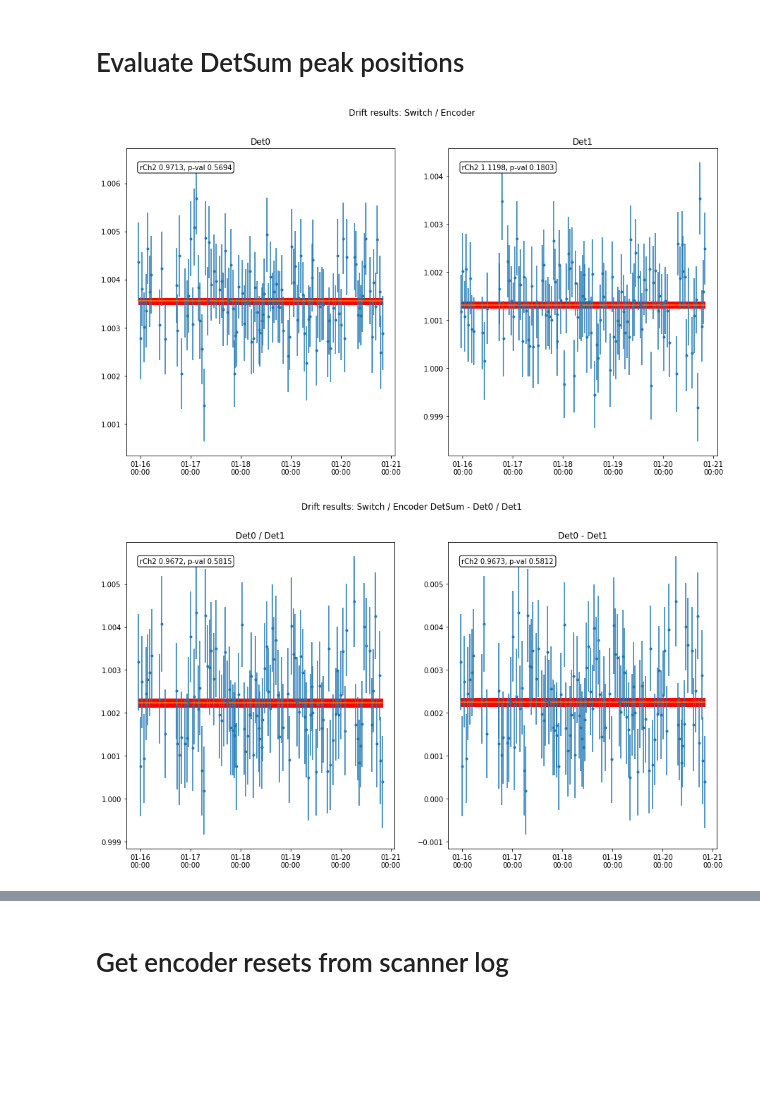
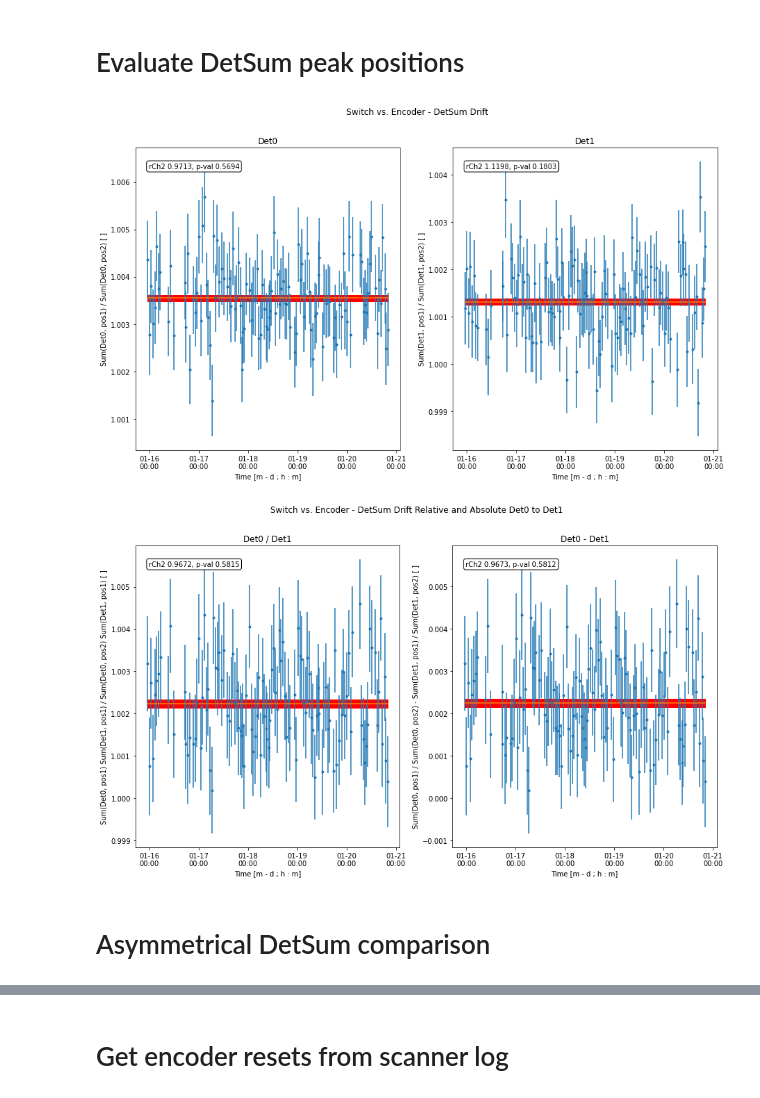
Before and after one commit to maxlampe/panter, a Jupyter notebook: panter/application/sndrift_diffpos.ipynb, the cells around one changed output, grey strips where cells are left out. Cells and saved outputs as stored; diff of their text form; code cells hidden in the pictures; blank space fills up the shorter version.

```diff
--- a/panter/application/sndrift_diffpos.ipynb
+++ b/panter/application/sndrift_diffpos.ipynb
@@ -354,13 +352,12 @@ rel_peaks_err = (
 ) ** 0.5
 # %%
 fig, axs = plt.subplots(4, 2, figsize=(15, 15))
-fig.suptitle("Drift results: Switch / Encoder")
-
+fig.suptitle("Switch vs. Encoder - individual PMT Drift")
+fig.subplots_adjust(hspace=0.5)
 dates_plot = [datetime.datetime.fromtimestamp(t) for t in time.apply(pd.Series)[0].to_numpy()]
 fitsettings = pol0
 
 for pmt in range(8):
-
 
     df = pd.DataFrame(
         {
@@ -383,6 +380,8 @@ for pmt in range(8):
 
     xfmt = md.DateFormatter("%m-%d\n%H:%M")
     axs.flat[pmt].xaxis.set_major_formatter(xfmt)
+    axs.flat[pmt].set_xlabel("Time [m - d ; h : m]")
+    axs.flat[pmt].set_ylabel(f"Sum(PMT{pmt}, pos1) / Sum(PMT{pmt}, pos2) [ ]")
 
     axs.flat[pmt].set_title(f"PMT{pmt}")
     axs.flat[pmt].errorbar(
@@ -403,6 +402,6 @@ for pmt in range(8):
         bbox=dict(boxstyle="round", fc="1"),
     )
 
-# plt.savefig("sndrift_diffpos.png", dpi=300)
+plt.savefig("sndrift_diffpos_pmt.png", dpi=300)
 plt.show()
 # %% [output]
@@ -569,7 +568,7 @@ rel_peaksS_err = (
 ) ** 0.5
 # %%
 fig, axs = plt.subplots(1, 2, figsize=(15, 8))
-fig.suptitle("Drift results: Switch / Encoder")
+fig.suptitle("Switch vs. Encoder - DetSum Drift")
 
 dates_plotS = [datetime.datetime.fromtimestamp(t) for t in timeS.apply(pd.Series)[0].to_numpy()]
 fitsettings = pol0
@@ -597,6 +596,8 @@ for pmt in range(2):
 
     xfmt = md.DateFormatter("%m-%d\n%H:%M")
     axs.flat[pmt].xaxis.set_major_formatter(xfmt)
+    axs.flat[pmt].set_xlabel("Time [m - d ; h : m]")
+    axs.flat[pmt].set_ylabel(f"Sum(Det{pmt}, pos1) / Sum(Det{pmt}, pos2) [ ]")
 
     axs.flat[pmt].set_title(f"Det{pmt}")
     axs.flat[pmt].errorbar(
@@ -617,13 +618,13 @@ for pmt in range(2):
         bbox=dict(boxstyle="round", fc="1"),
     )
 
-# plt.savefig("sndrift_diffpos.png", dpi=300)
+plt.savefig("sndrift_diffpos_detsum.png", dpi=300)
 plt.show()
 # %% [output]
-[figure, old version]
+[figure, new version]
 # %%
 fig, axs = plt.subplots(1, 2, figsize=(15, 8))
-fig.suptitle("Drift results: Switch / Encoder DetSum - Det0 / Det1")
+fig.suptitle("Switch vs. Encoder - DetSum Drift Relative and Absolute Det0 to Det1")
 
 dates_plotS = [datetime.datetime.fromtimestamp(t) for t in timeS.apply(pd.Series)[0].to_numpy()]
 fitsettings = pol0
@@ -661,32 +662,37 @@ for pmt in range(2):
     c0 = fit_results.params["c0"].value
     c0_e = fit_results.params["c0"].stderr
 
     xfmt = md.DateFormatter("%m-%d\n%H:%M")
     axs.flat[pmt].xaxis.set_major_formatter(xfmt)
+    axs.flat[pmt].set_xlabel("Time [m - d ; h : m]")
 
     if pmt == 0:
         axs.flat[pmt].set_title(f"Det0 / Det1")
+        axs.flat[pmt].set_ylabel("Sum(Det0, pos1) Sum(Det1, pos1) / Sum(Det0, pos2) Sum(Det1, pos1) [ ]")
     else:
         axs.flat[pmt].set_title(f"Det0 - Det1")
+        axs.flat[pmt].set_ylabel("Sum(Det0, pos1) / Sum(Det0, pos2) - Sum(Det1, pos1) / Sum(Det1, pos2) [ ]")
     axs.flat[pmt].errorbar(
         x=df["x"],
         y=df["y"],
         yerr=df["err"],
         fmt="."
     )
     axs.flat[pmt].plot(df["x"], [c0] * len(all_indS))
     axs.flat[pmt].fill_between(df["x"], [c0 - c0_e] * len(all_indS), [c0 + c0_e] * len(all_indS), color="r")
 
     axs.flat[pmt].annotate(
         f"rCh2 {dofitclass.ret_gof()[0]:0.4f}, p-val {dofitclass.ret_gof()[1]:0.4f}",
         xy=(0.05, 0.95),
         xycoords="axes fraction",
         ha="left",
         va="top",
         bbox=dict(boxstyle="round", fc="1"),
     )
 
-# plt.savefig("sndrift_diffpos.png", dpi=300)
+plt.savefig("sndrift_diffpos_detsum_det0todet1.png", dpi=300)
 plt.show()
 # %% [output]
-[figure, old version]
+[figure, new version]
+# %% [markdown]
+# Asymmetrical DetSum comparison
```
Also changed, not shown: parts of 4 cells of this notebook.
